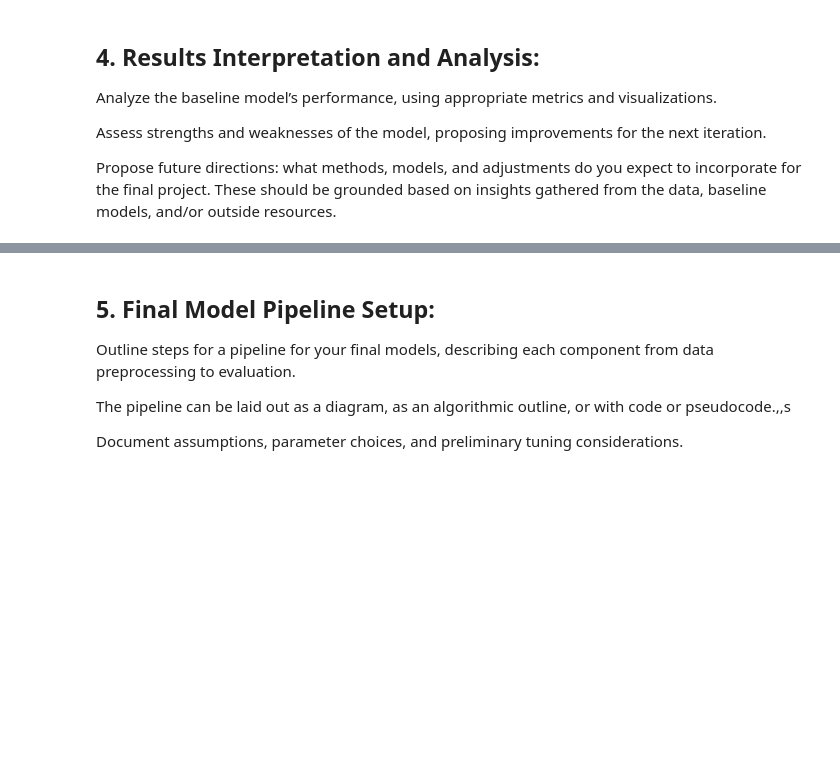
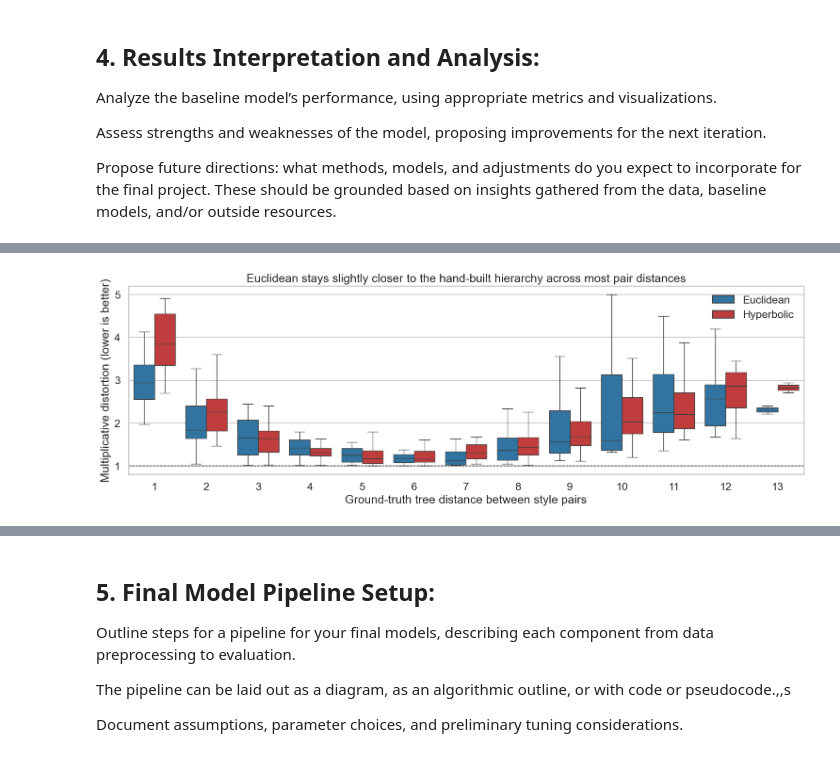
Before and after one commit to pgrindehollevik-harvard/hyperbolic, a Jupyter notebook: notebooks/ms3.ipynb, the cells around one changed output, grey strips where cells are left out. Saved outputs shown, nothing was run; the diff lists cells and outputs as text; code cells hidden in the pictures; blank space fills up the shorter version.

```diff
--- a/notebooks/ms3.ipynb
+++ b/notebooks/ms3.ipynb
@@ -182,0 +229,27 @@ Local confusion matrices and diagnostic CSVs were generated under `data/runs/...
+# %%
+distortion_frames = []
+for model, path in runs.items():
+    df = pd.read_csv(path / 'tree_distortion_pairs.csv')
+    df['model'] = model
+    distortion_frames.append(df)
+distortion_df = pd.concat(distortion_frames, ignore_index=True)
+distortion_df['tree_distance'] = distortion_df['tree_distance'].astype(int)
+
+fig, ax = plt.subplots(figsize=(15, 5), constrained_layout=True)
+sns.boxplot(
+    data=distortion_df,
+    x='tree_distance',
+    y='multiplicative_distortion',
+    hue='model',
+    palette=colors,
+    showfliers=False,
+    ax=ax,
+)
+ax.axhline(1.0, color='black', linestyle='--', linewidth=1)
+ax.set_xlabel('Ground-truth tree distance between style pairs')
+ax.set_ylabel('Multiplicative distortion (lower is better)')
+ax.set_title('Euclidean stays slightly closer to the hand-built hierarchy across most pair distances')
+ax.legend(title='', frameon=False)
+plt.show()
+# %% [output]
+[figure, added]
```
Also changed, not shown: parts of 12 cells of this notebook.
